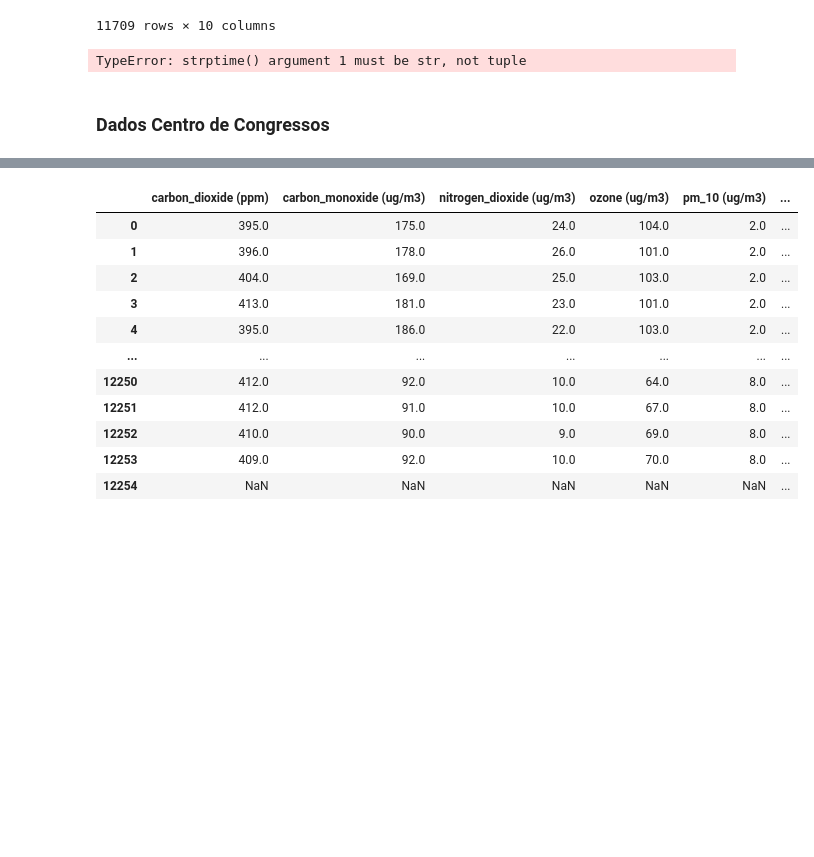
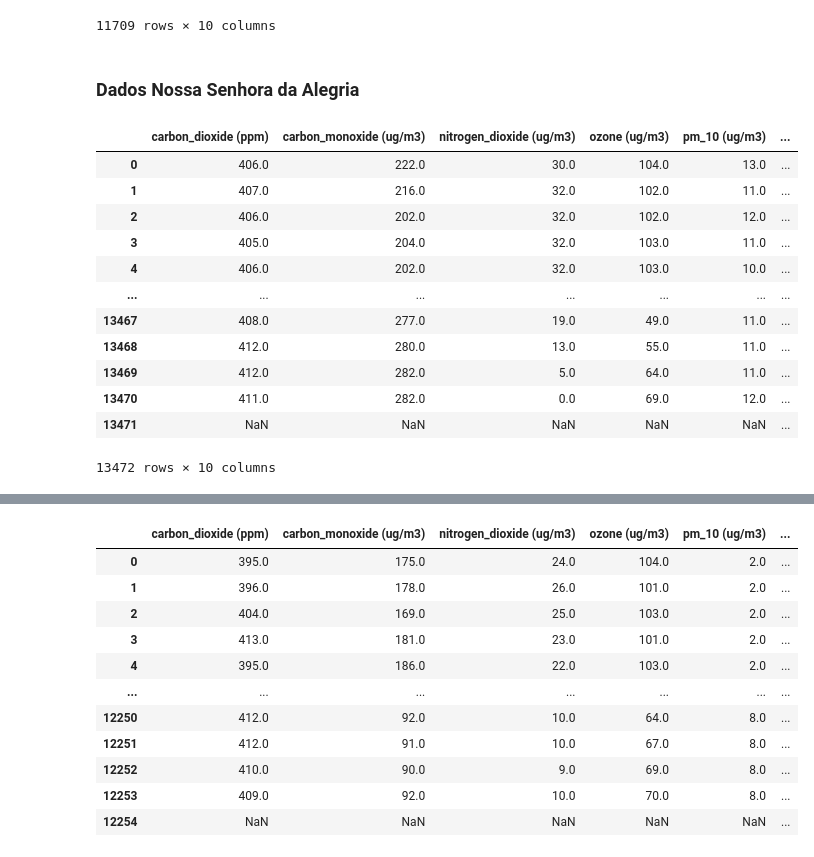
Before and after one commit to lucianlorens/hackathon_aveiro_tecnopolis, a Jupyter notebook: sketch_notebook.ipynb, the cells around one changed output, grey strips where cells are left out. Saved outputs shown, nothing was run; the diff lists cells and outputs as text; code cells hidden in the pictures; blank space fills up the shorter version.

```diff
--- a/sketch_notebook.ipynb
+++ b/sketch_notebook.ipynb
@@ -44,22 +66,25 @@ df
 | 11707 | 443.0 | 257.0 | 11.0 | 105.0 | 17.0 | ... |
 | 11708 | NaN | NaN | NaN | NaN | NaN | ... |
 11709 rows × 10 columns
-# %%
-
-import time
-from datetime import datetime
-
-reading_date_formatted = datetime(2023, 6 ,6).strftime("%d/%b/%Y")
-reading_time_formatted = datetime.strptime('16:20', '%H:%M').strftime("%H:%M")
-
-string_date = reading_date_formatted + reading_time_formatted
-parsed_date = datetime.strptime(string_date, "%d/%b/%Y %H:%M")
-timestamp_date = parsed_date.strftime("%Y-%m-%dT%H:%M:%S.000Z")
-print(timestamp_date)
-
-filtered_df = df[(df['timestamp'] == selected_datetime)]
-filtered_df
-# %% [output]
-TypeError: strptime() argument 1 must be str, not tuple
-# %% [markdown]
-### Dados Centro de Congressos
+# %% [markdown]
+### Dados Nossa Senhora da Alegria
+# %%
+df = pd.read_csv('./data/hackathon_air_capela nossa_sra_alegria_aveiro_2023.csv', delimiter=';')
+df['latitude'] = df['latitude'].apply( lambda x: df['latitude'][0])
+df['longitude'] = df['longitude'].apply( lambda x: df['longitude'][0])
+df.to_csv('./data_gold/capela nossa_sra_alegria.csv')
+df
+# %% [output]
+|  | carbon_dioxide (ppm) | carbon_monoxide (ug/m3) | nitrogen_dioxide (ug/m3) | ozone (ug/m3) | pm_10 (ug/m3) | ... |
+| 0 | 406.0 | 222.0 | 30.0 | 104.0 | 13.0 | ... |
+| 1 | 407.0 | 216.0 | 32.0 | 102.0 | 11.0 | ... |
+| 2 | 406.0 | 202.0 | 32.0 | 102.0 | 12.0 | ... |
+| 3 | 405.0 | 204.0 | 32.0 | 103.0 | 11.0 | ... |
+| 4 | 406.0 | 202.0 | 32.0 | 103.0 | 10.0 | ... |
+| ... | ... | ... | ... | ... | ... | ... |
+| 13467 | 408.0 | 277.0 | 19.0 | 49.0 | 11.0 | ... |
+| 13468 | 412.0 | 280.0 | 13.0 | 55.0 | 11.0 | ... |
+| 13469 | 412.0 | 282.0 | 5.0 | 64.0 | 11.0 | ... |
+| 13470 | 411.0 | 282.0 | 0.0 | 69.0 | 12.0 | ... |
+| 13471 | NaN | NaN | NaN | NaN | NaN | ... |
+13472 rows × 10 columns
```
Also changed, not shown: parts of 20 cells of this notebook, 2 other files.
